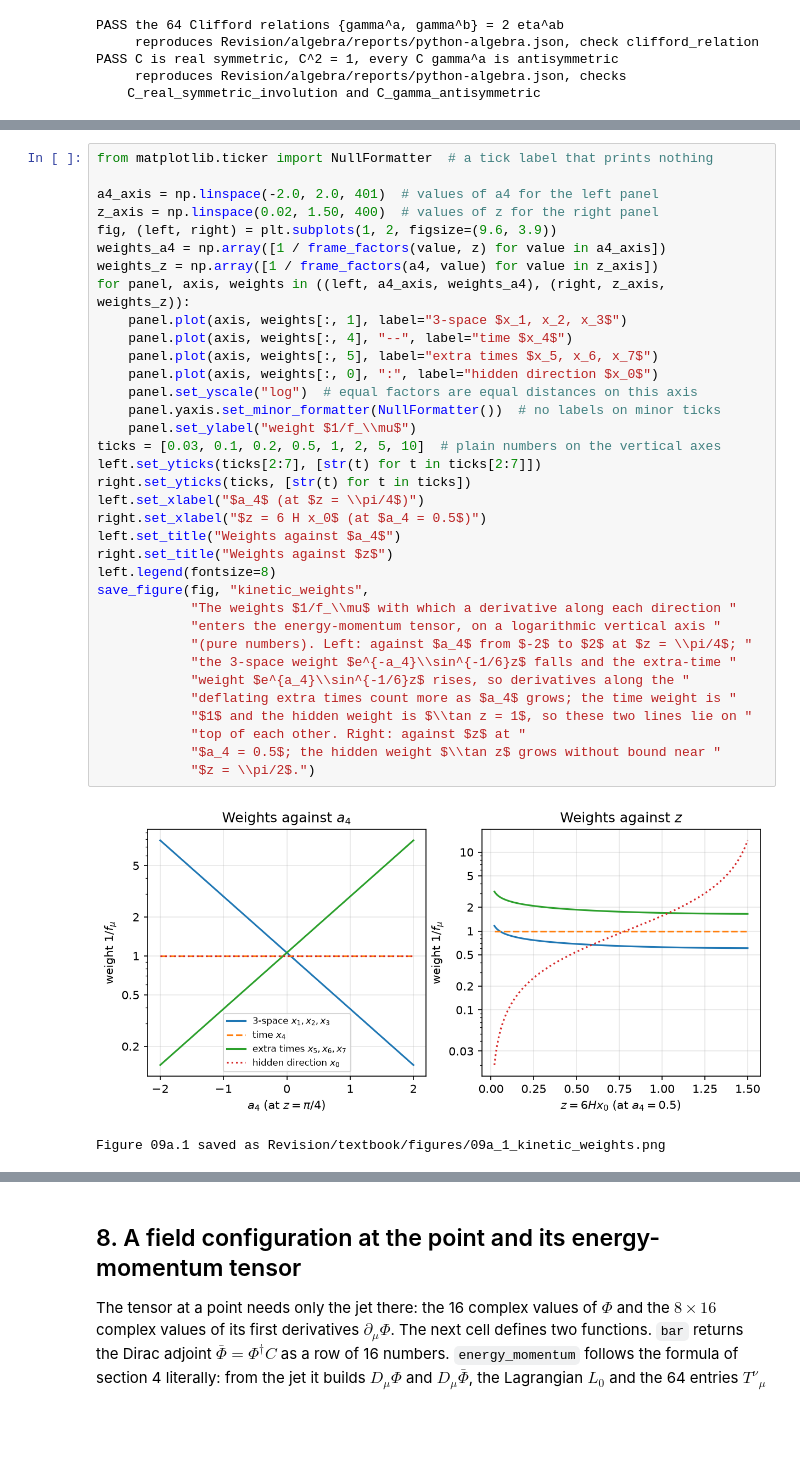
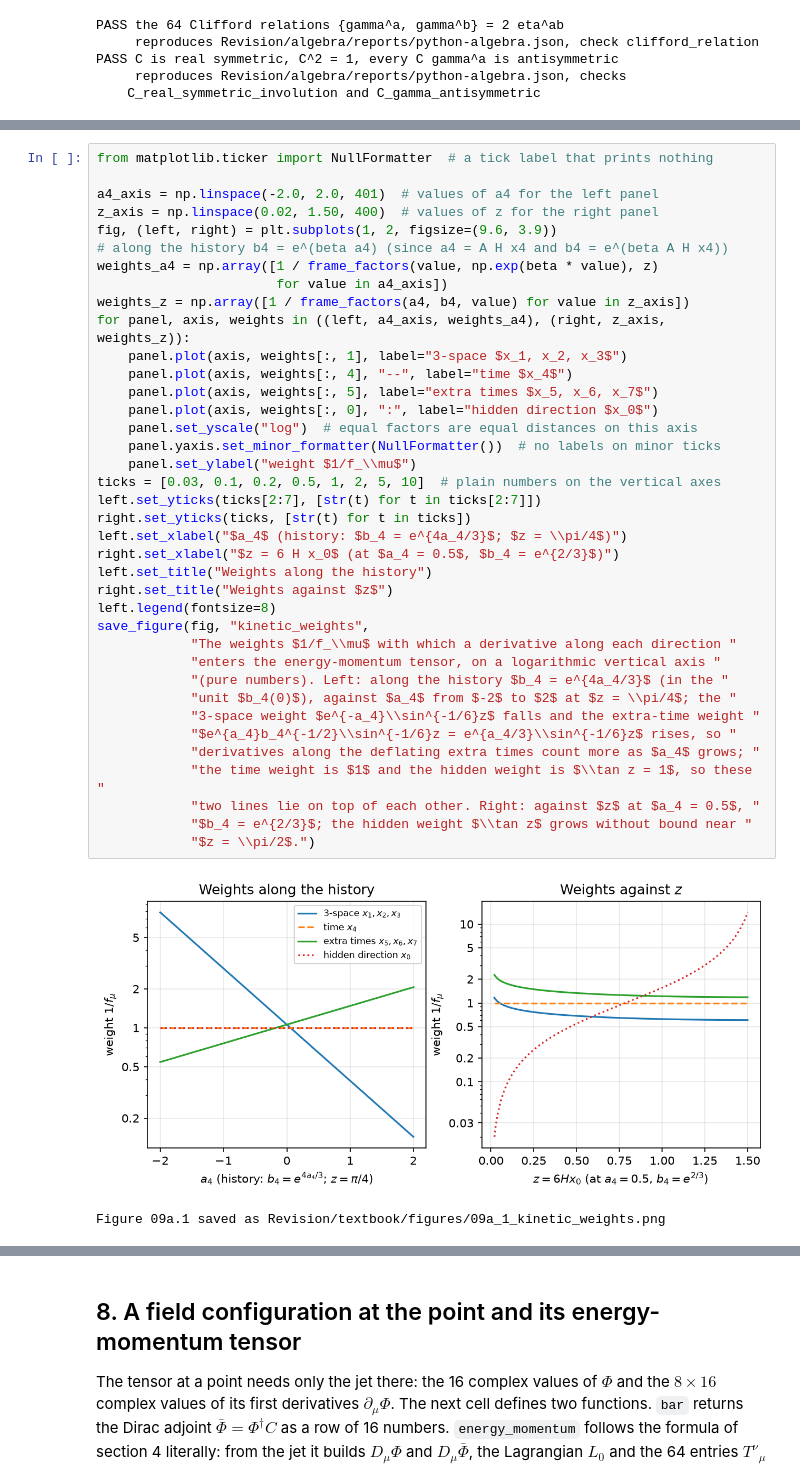
Before and after one commit to once-ere/Dirac_claude, a Jupyter notebook: Revision/textbook/notebooks/09a_emt_and_identities.ipynb, the cells around one changed output, grey strips where cells are left out. Drawn from its saved outputs; the diff is of its cells as text; blank space fills up the shorter version.

```diff
--- a/Revision/textbook/notebooks/09a_emt_and_identities.ipynb
+++ b/Revision/textbook/notebooks/09a_emt_and_identities.ipynb
@@ -880,40 +894,43 @@ hidden-direction weight $\tan z$ grows without bound as $z$ approaches $\pi/2$.
 # %%
 from matplotlib.ticker import NullFormatter  # a tick label that prints nothing
 
 a4_axis = np.linspace(-2.0, 2.0, 401)  # values of a4 for the left panel
 z_axis = np.linspace(0.02, 1.50, 400)  # values of z for the right panel
 fig, (left, right) = plt.subplots(1, 2, figsize=(9.6, 3.9))
-weights_a4 = np.array([1 / frame_factors(value, z) for value in a4_axis])
-weights_z = np.array([1 / frame_factors(a4, value) for value in z_axis])
+# along the history b4 = e^(beta a4) (since a4 = A H x4 and b4 = e^(beta A H x4))
+weights_a4 = np.array([1 / frame_factors(value, np.exp(beta * value), z)
+                       for value in a4_axis])
+weights_z = np.array([1 / frame_factors(a4, b4, value) for value in z_axis])
 for panel, axis, weights in ((left, a4_axis, weights_a4), (right, z_axis, weights_z)):
     panel.plot(axis, weights[:, 1], label="3-space $x_1, x_2, x_3$")
     panel.plot(axis, weights[:, 4], "--", label="time $x_4$")
     panel.plot(axis, weights[:, 5], label="extra times $x_5, x_6, x_7$")
     panel.plot(axis, weights[:, 0], ":", label="hidden direction $x_0$")
     panel.set_yscale("log")  # equal factors are equal distances on this axis
     panel.yaxis.set_minor_formatter(NullFormatter())  # no labels on minor ticks
     panel.set_ylabel("weight $1/f_\\mu$")
 ticks = [0.03, 0.1, 0.2, 0.5, 1, 2, 5, 10]  # plain numbers on the vertical axes
 left.set_yticks(ticks[2:7], [str(t) for t in ticks[2:7]])
 right.set_yticks(ticks, [str(t) for t in ticks])
-left.set_xlabel("$a_4$ (at $z = \\pi/4$)")
-right.set_xlabel("$z = 6 H x_0$ (at $a_4 = 0.5$)")
-left.set_title("Weights against $a_4$")
+left.set_xlabel("$a_4$ (history: $b_4 = e^{4a_4/3}$; $z = \\pi/4$)")
+right.set_xlabel("$z = 6 H x_0$ (at $a_4 = 0.5$, $b_4 = e^{2/3}$)")
+left.set_title("Weights along the history")
 right.set_title("Weights against $z$")
 left.legend(fontsize=8)
 save_figure(fig, "kinetic_weights",
             "The weights $1/f_\\mu$ with which a derivative along each direction "
             "enters the energy-momentum tensor, on a logarithmic vertical axis "
-            "(pure numbers). Left: against $a_4$ from $-2$ to $2$ at $z = \\pi/4$; "
-            "the 3-space weight $e^{-a_4}\\sin^{-1/6}z$ falls and the extra-time "
-            "weight $e^{a_4}\\sin^{-1/6}z$ rises, so derivatives along the "
-            "deflating extra times count more as $a_4$ grows; the time weight is "
-            "$1$ and the hidden weight is $\\tan z = 1$, so these two lines lie on "
-            "top of each other. Right: against $z$ at "
-            "$a_4 = 0.5$; the hidden weight $\\tan z$ grows without bound near "
+            "(pure numbers). Left: along the history $b_4 = e^{4a_4/3}$ (in the "
+            "unit $b_4(0)$), against $a_4$ from $-2$ to $2$ at $z = \\pi/4$; the "
+            "3-space weight $e^{-a_4}\\sin^{-1/6}z$ falls and the extra-time weight "
+            "$e^{a_4}b_4^{-1/2}\\sin^{-1/6}z = e^{a_4/3}\\sin^{-1/6}z$ rises, so "
+            "derivatives along the deflating extra times count more as $a_4$ grows; "
+            "the time weight is $1$ and the hidden weight is $\\tan z = 1$, so these "
+            "two lines lie on top of each other. Right: against $z$ at $a_4 = 0.5$, "
+            "$b_4 = e^{2/3}$; the hidden weight $\\tan z$ grows without bound near "
             "$z = \\pi/2$.")
 # %% [output]
-[figure, old version]
+[figure, new version]
 Figure 09a.1 saved as Revision/textbook/figures/09a_1_kinetic_weights.png
 # %% [markdown]
 ## 7. The spin connection at the point
```
Also changed, not shown: parts of 27 cells of this notebook, 25 other files.
